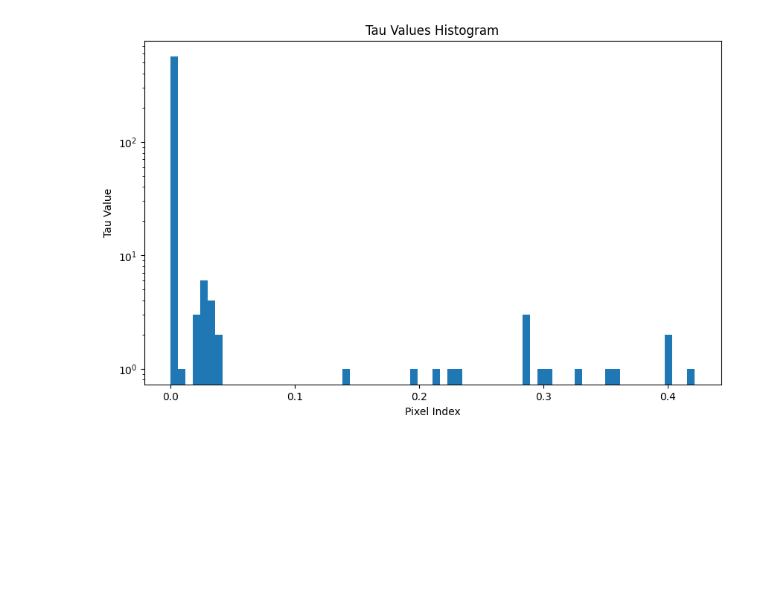
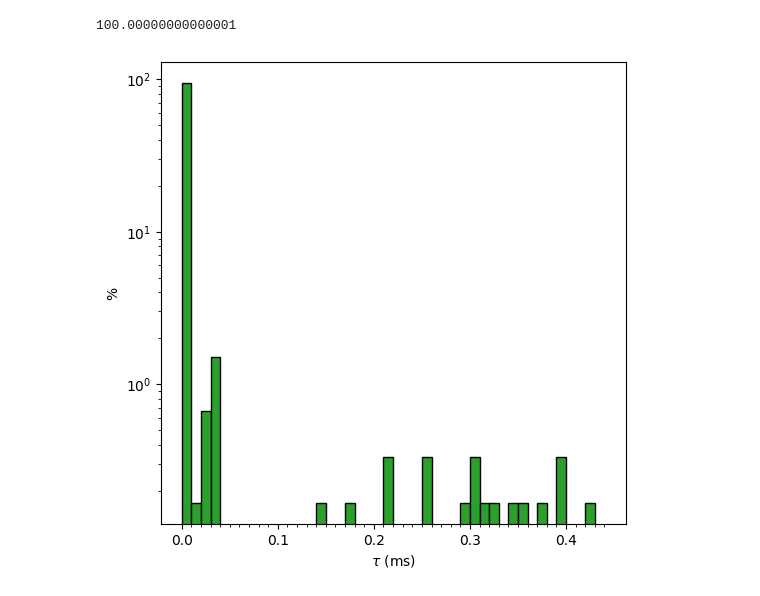
Before and after one commit to CarminatiGiovanni/tesi, a Jupyter notebook: SOFI_only.ipynb, the cells around one changed output. Saved outputs shown, nothing was run; the diff lists cells and outputs as text; code cells hidden in the pictures; blank space fills up the shorter version.

```diff
--- a/SOFI_only.ipynb
+++ b/SOFI_only.ipynb
@@ -86,7 +98,7 @@ xc_STACK=peak_local_max(img_STACK,min_distance=radius, threshold_abs=signal_thre
 Npart1 = xc_STACK.shape[0]
 images = [img_STACK]
 
-fig, axes = plt.subplots(1, len(images), figsize=(5*len(images), 5))
+fig, axes = plt.subplots(1, len(images), figsize=(16*len(images), 16))
 
 coords = [xc_STACK]
 nparts = [Npart1]
@@ -95,12 +107,13 @@ titles = ['Confocal']
 axes = [axes]
 for i in range(len(images)):
     ax = axes[i]
-    ax.imshow(images[i], cmap='hot')
-    ax.set_title(titles[i])
+    gra.ShowImg(images[i], ax=ax, fig=fig, cmap='hot', colorbar=True, vmin=0, pxsize_x=pxsizex)
+    # ax.imshow(images[i], cmap='hot')
+    #ax.set_title(titles[i])
     for l in range(nparts[i]):
         rect = Rectangle((coords[i][l,1]-ROIsizeC/2, coords[i][l,0]-ROIsizeC/2), ROIsizeC, ROIsizeC, linewidth=1, edgecolor='w', facecolor='none')
         ax.add_patch(rect)
-        ax.text(coords[i][l,1]-radius, coords[i][l,0]-radius+1, l, fontsize=14, color='white')
+        #ax.text(coords[i][l,1]-radius, coords[i][l,0]-radius+1, l, fontsize=14, color='white')
 plt.tight_layout()
 plt.show()
 
@@ -111,7 +203,7 @@ c:\Users\jocar\Desktop\tesi\images\2025 07 07-08 Qdots\Qdots_32x32_2e5um_60x_24m
 # %%
 from mpl_toolkits.axes_grid1.inset_locator import inset_axes
 
-ROI_0 = IMAGE_STACK[:, xc_STACK[0,0]-ROIsizeC//2:xc_STACK[0,0]+ROIsizeC//2+1, xc_STACK[0,1]-ROIsizeC//2:xc_STACK[0,1]+ROIsizeC//2+1]
+ROI_0 = IMAGE_STACK[:, xc_STACK[0,0]-ROIsizeC//2:xc_STACK[0,0]+ROIsizeC//2+1, xc_STACK[0,1]-ROIsizeC//2:xc_STACK[0,1]+ROIsizeC//2+1].astype(np.float64)
 # ROI_1 = IMAGE_STACK[:, xc_STACK[1,0]-ROIsizeC//2:xc_STACK[1,0]+ROIsizeC//2+1, xc_STACK[1,1]-ROIsizeC//2:xc_STACK[1,1]+ROIsizeC//2+1]
 # ROI_2 = IMAGE_STACK[:, xc_STACK[2,0]-ROIsizeC//2:xc_STACK[2,0]+ROIsizeC//2+1, xc_STACK[2,1]-ROIsizeC//2:xc_STACK[2,1]+ROIsizeC//2+1]
 # ROI_3 = IMAGE_STACK[:, xc_STACK[3,0]-ROIsizeC//2:xc_STACK[3,0]+ROIsizeC//2+1, xc_STACK[3,1]-ROIsizeC//2:xc_STACK[3,1]+ROIsizeC//2+1]
@@ -122,7 +214,7 @@ for idx in range(1): #Npart1):
     ROI = locals()[f'ROI_{idx}']
     ax = axes[idx] if Npart1 > 1 else axes
     im = ax.imshow(ROI.sum(axis=0), cmap='hot')
-    ax.set_title(f'ROI_{idx}',fontsize=20)
+    # ax.set_title(f'ROI_{idx}',fontsize=20)
     ax.set_xticks([])
     ax.set_yticks([])
     n_z, n_pixels_y, n_pixels_x = ROI.shape
@@ -150,15 +242,23 @@ for roi_idx in range(1): # Npart1):
     ROI = locals()[f'ROI_{roi_idx}']
     ax = axes[roi_idx] if Npart1 > 1 else axes
     im = ax.imshow(ROI.sum(axis=0), cmap='hot')
-    ax.set_title(f'ROI_{roi_idx} $g(\\tau)^2$',fontsize=20)
+    # ax.set_title(f'ROI_{roi_idx} $g(\\tau)^2$',fontsize=20)
     ax.set_xticks([])
     ax.set_yticks([])
 
+    # def correlazione(signal):
+    #     t = signal - np.mean(signal)
+    #     fft_t = np.fft.fft(t)
+    #     fft_t_c = np.conjugate(fft_t)
+    #     crosscorr = np.real(np.fft.ifft(fft_t * fft_t_c))
+    #     return crosscorr
+
     def correlazione(signal):
         t = signal - np.mean(signal)
+        N = len(t)
         fft_t = np.fft.fft(t)
-        fft_t_c = np.conjugate(fft_t)
-        crosscorr = np.real(np.fft.ifft(fft_t * fft_t_c))
+        crosscorr = np.real(np.fft.ifft(fft_t * np.conjugate(fft_t)))
+        # crosscorr = np.fft.fftshift(crosscorr)  # opzionale: centra lo zero
         return crosscorr
 
     ROI_correlated = ROI.copy()
@@ -244,10 +386,14 @@ plt.show()
 # %%
-plt.figure(figsize=(10, 6))
-plt.hist(taus, bins=70)
+plt.figure(figsize=(6, 6))
+h = plt.hist(taus, bins=np.arange(0, 0.45, 0.01),edgecolor='black', color='tab:green',align='mid',density=True, stacked=True)
 plt.yscale('log')
-plt.xlabel('Pixel Index')
-plt.ylabel('Tau Value')
-plt.title('Tau Values Histogram')
+print(np.sum(h[0]))
+plt.xlabel('$\\tau$ (ms)')
+plt.xticks(np.arange(0, 0.45, 0.01), minor=True)
+
+plt.ylabel('%')
+# plt.title('Tau Values Histogram')
 plt.show()
 # %% [output]
+100.00000000000001
-[figure, old version]
+[figure, new version]
```
Also changed, not shown: parts of 19 cells of this notebook, 8 other files.
